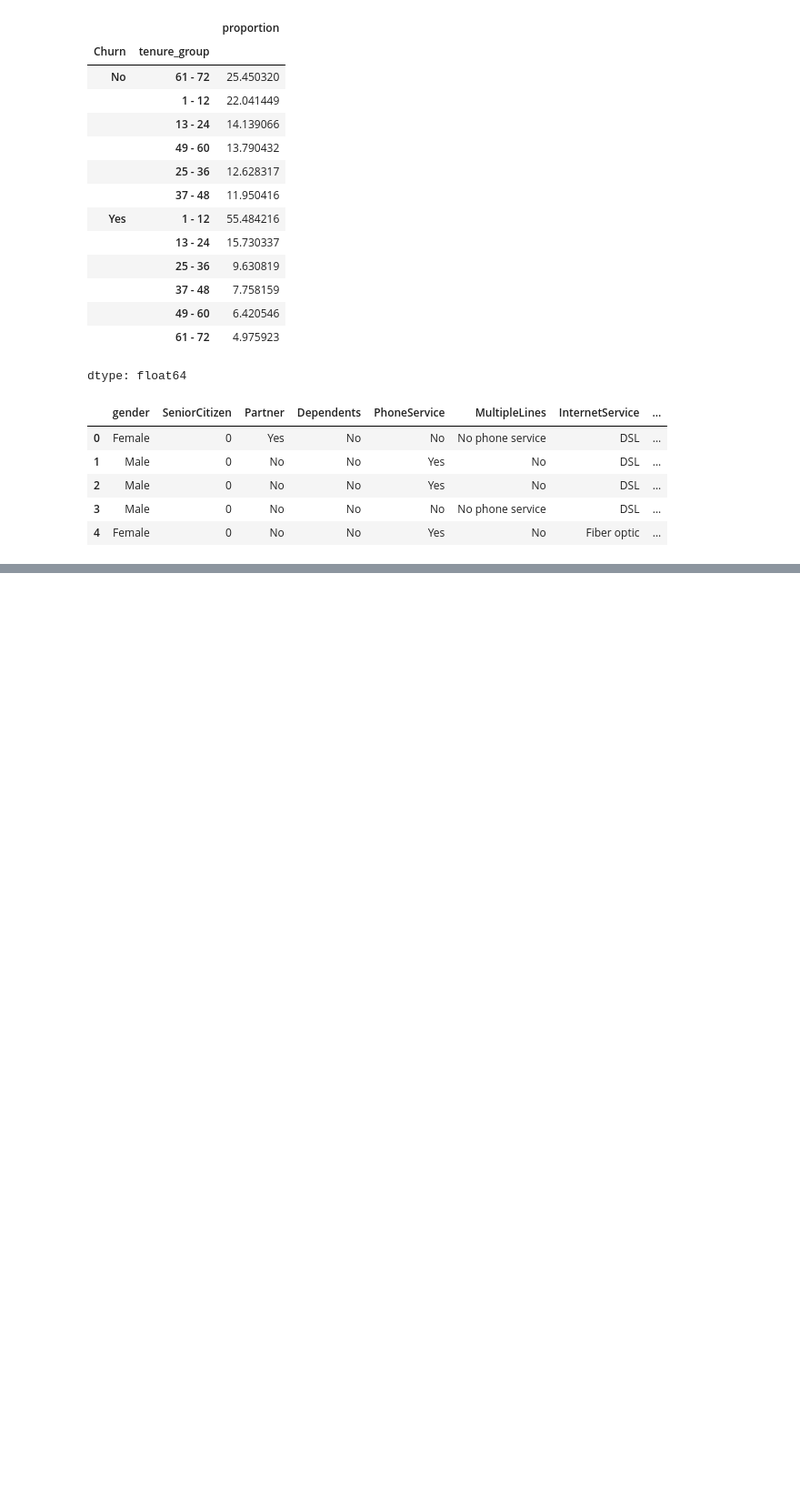
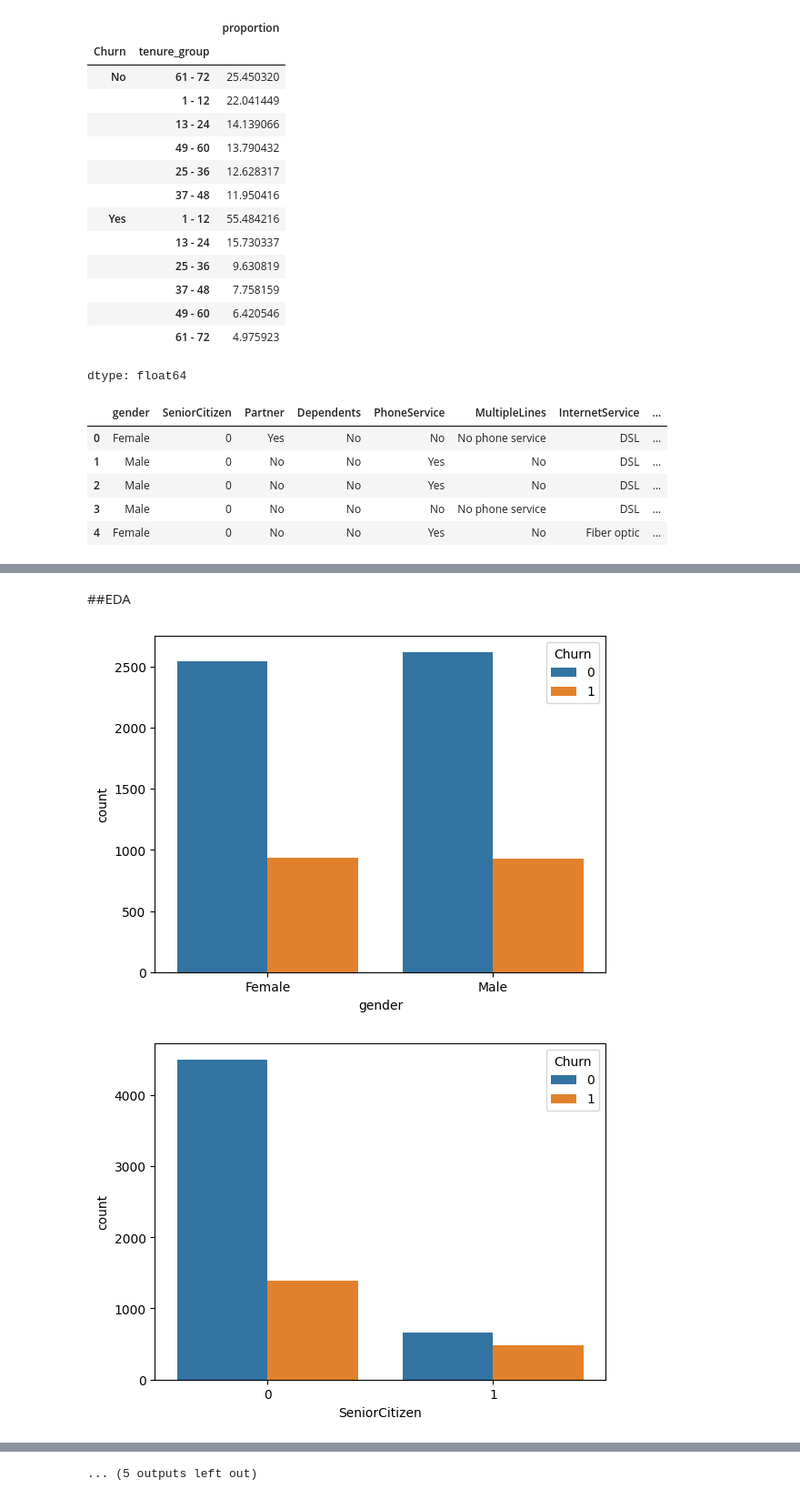
Before and after one commit to rakshamishra54/Customer-Churn-Analysis-, a Jupyter notebook: customer_churn.ipynb, the cells around one changed output, grey strips where cells are left out. Shown at 91% size. Drawn from its saved outputs; the diff is of its cells as text; code cells hidden in the pictures; blank space fills up the shorter version.

```diff
--- a/customer_churn.ipynb
+++ b/customer_churn.ipynb
@@ -340,4 +370,9 @@ Customer_Churn.head()
+# %% [markdown]
+##EDA
 # %%
-# for i, predictor in enumerate(Customer_Churn.drop(columns=['Churn', 'TotalCharges', 'MonthlyCharges'])):
-#     plt.figure(i)
-#     sns.countplot(data=Customer_Churn, x=predictor, hue='Churn')
+for i, predictor in enumerate(Customer_Churn.drop(columns=['Churn', 'TotalCharges', 'MonthlyCharges'])):
+    plt.figure(i)
+    sns.countplot(data=Customer_Churn, x=predictor, hue='Churn')
+# %% [output]
+[figure, added]
+[figure, added]
@@ -343,0 +389 @@ Customer_Churn.head()
+... (5 outputs left out)
```
Also changed, not shown: parts of 3 cells of this notebook.
